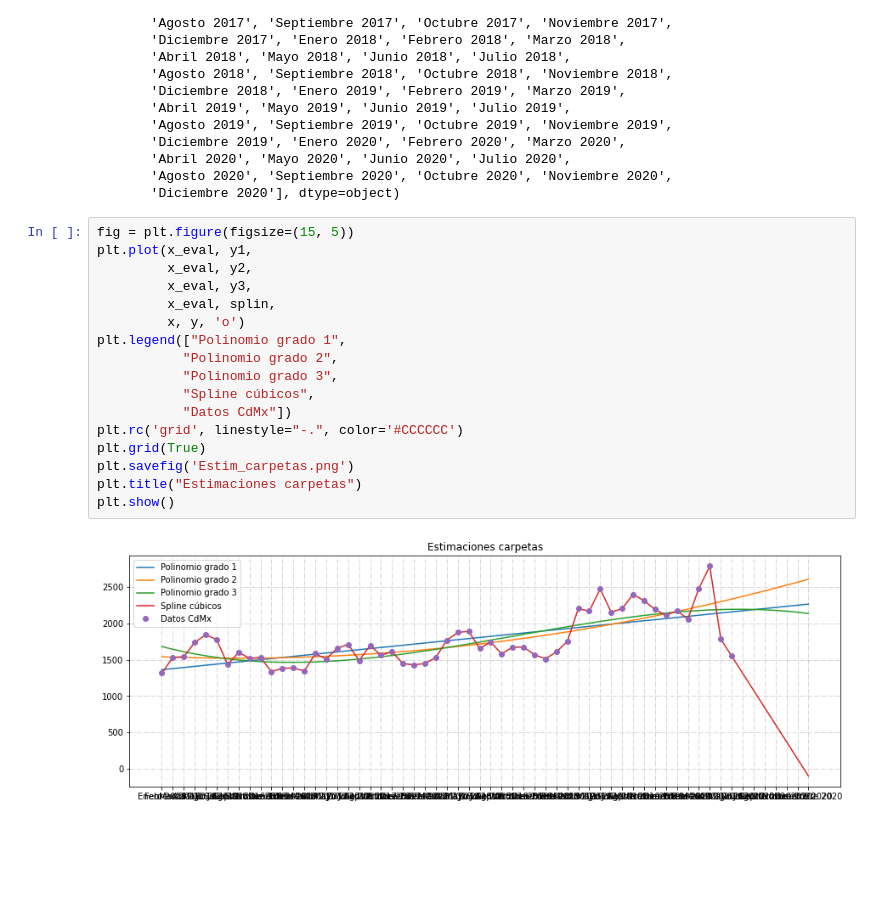
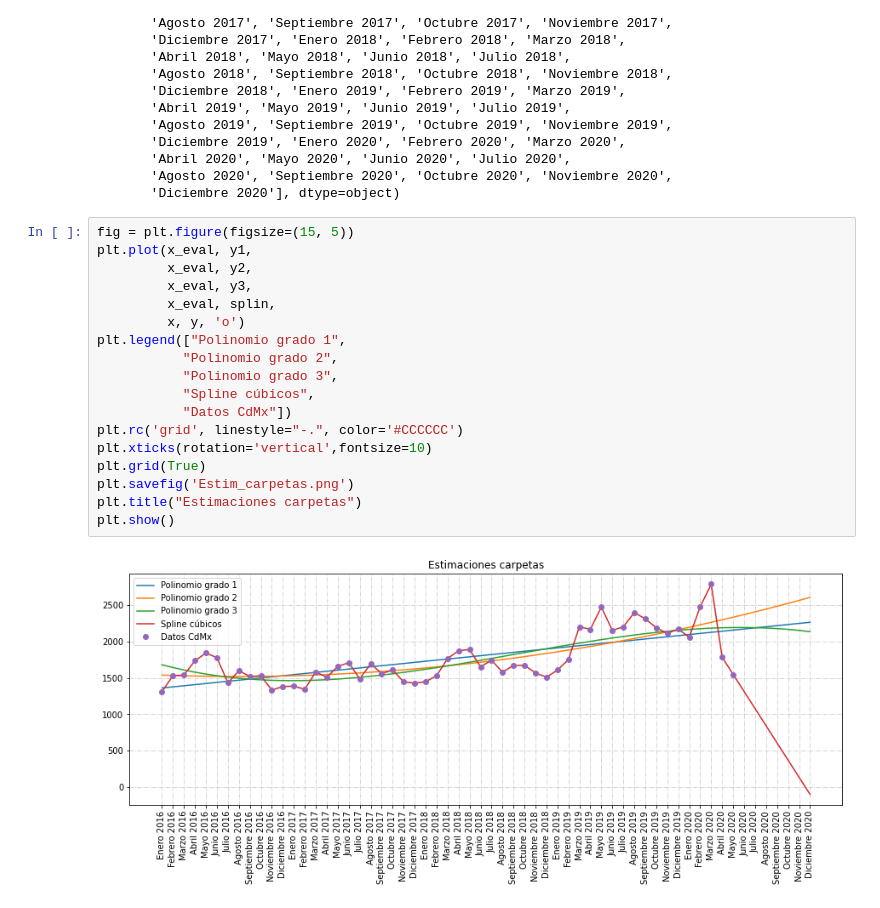
Before and after one commit to prope-2020-gh-classroom/practica-final-por-equipos-verano-2020-itam-patyua, a Jupyter notebook: Estimaciones2.ipynb, the cells around one changed output. Cells and saved outputs as stored; diff of their text form; blank space fills up the shorter version.

```diff
--- a/Estimaciones2.ipynb
+++ b/Estimaciones2.ipynb
@@ -281,19 +281,20 @@ array(['Enero 2016', 'Febrero 2016', 'Marzo 2016', 'Abril 2016',
 # %%
 fig = plt.figure(figsize=(15, 5))
 plt.plot(x_eval, y1,
          x_eval, y2,
          x_eval, y3,
          x_eval, splin,
          x, y, 'o')
 plt.legend(["Polinomio grado 1",
            "Polinomio grado 2",
            "Polinomio grado 3",
            "Spline cúbicos",
            "Datos CdMx"])
 plt.rc('grid', linestyle="-.", color='#CCCCCC')
+plt.xticks(rotation='vertical',fontsize=10)
 plt.grid(True)
 plt.savefig('Estim_carpetas.png')
 plt.title("Estimaciones carpetas")
 plt.show()
 # %% [output]
-[figure, old version]
+[figure, new version]
```
